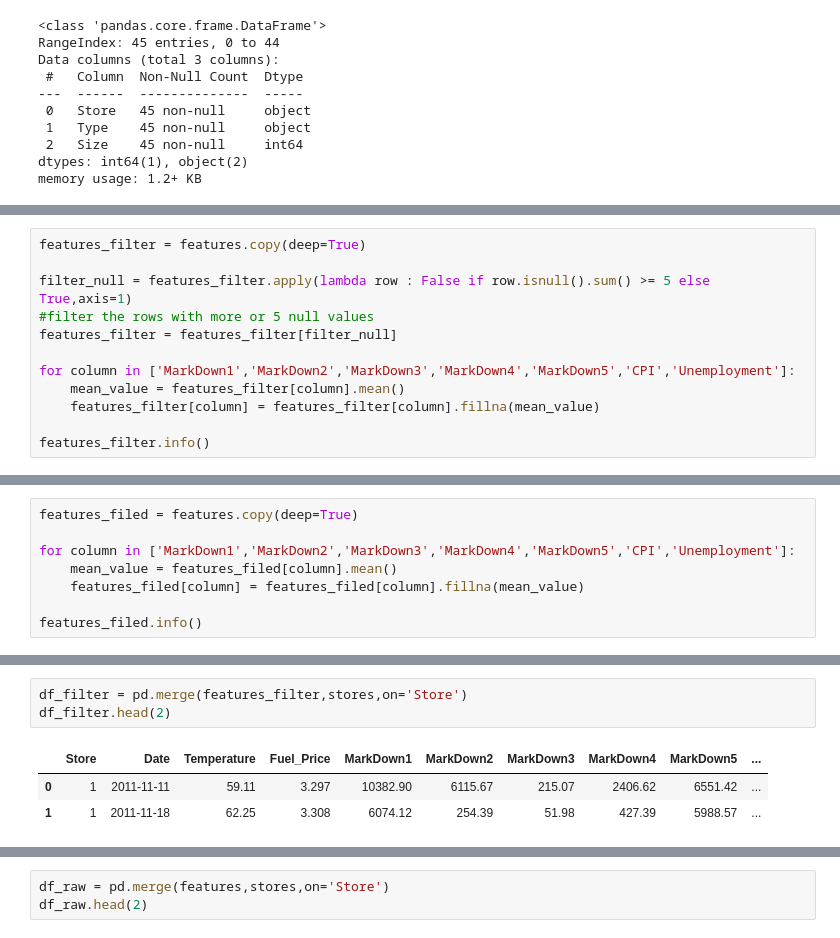
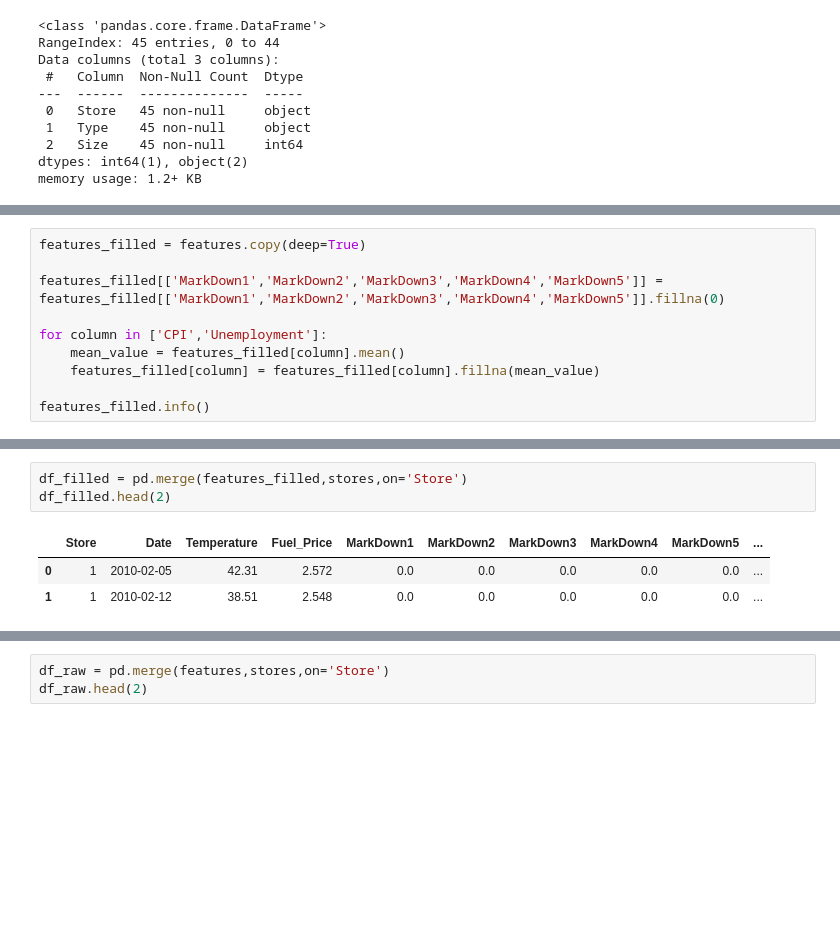
Before and after one commit to thomatrixting/Walmart_analysis, a Jupyter notebook: notebooks/0.0-thomas-data_processing.ipynb, the cells around one changed output, grey strips where cells are left out. Saved outputs shown, nothing was run; the diff lists cells and outputs as text; blank space fills up the shorter version.

Commit message:
end the code to fill the nan values and add a notebook with functions that may be use it also add pyhere to requirements

```diff
--- a/notebooks/0.0-thomas-data_processing.ipynb
+++ b/notebooks/0.0-thomas-data_processing.ipynb
@@ -76,15 +78,3 @@ Data columns (total 12 columns):
  11  IsHoliday     8190 non-null   bool
 dtypes: bool(1), datetime64[ns](1), float64(9), object(1)
 memory usage: 712.0+ KB
-# %%
-features_filter = features.copy(deep=True)
-
-filter_null = features_filter.apply(lambda row : False if row.isnull().sum() >= 5 else True,axis=1)
-#filter the rows with more or 5 null values
-features_filter = features_filter[filter_null]
-
-for column in ['MarkDown1','MarkDown2','MarkDown3','MarkDown4','MarkDown5','CPI','Unemployment']:
-    mean_value = features_filter[column].mean()
-    features_filter[column] = features_filter[column].fillna(mean_value)
-
-features_filter.info()
@@ -111,11 +81,13 @@ memory usage: 381.0+ KB
 # %%
-features_filed = features.copy(deep=True)
+features_filled = features.copy(deep=True)
 
-for column in ['MarkDown1','MarkDown2','MarkDown3','MarkDown4','MarkDown5','CPI','Unemployment']:
-    mean_value = features_filed[column].mean()
-    features_filed[column] = features_filed[column].fillna(mean_value)
+features_filled[['MarkDown1','MarkDown2','MarkDown3','MarkDown4','MarkDown5']] = features_filled[['MarkDown1','MarkDown2','MarkDown3','MarkDown4','MarkDown5']].fillna(0)
 
-features_filed.info()
+for column in ['CPI','Unemployment']:
+    mean_value = features_filled[column].mean()
+    features_filled[column] = features_filled[column].fillna(mean_value)
+
+features_filled.info()
 # %% [output]
 <class 'pandas.core.frame.DataFrame'>
 RangeIndex: 8190 entries, 0 to 8189
@@ -137,9 +109,9 @@ Data columns (total 12 columns):
 dtypes: bool(1), datetime64[ns](1), float64(9), object(1)
 memory usage: 712.0+ KB
 # %%
-df_filter = pd.merge(features_filter,stores,on='Store')
-df_filter.head(2)
+df_filled = pd.merge(features_filled,stores,on='Store')
+df_filled.head(2)
 # %% [output]
 |  | Store | Date | Temperature | Fuel_Price | MarkDown1 | MarkDown2 | MarkDown3 | MarkDown4 | MarkDown5 | ... |
-| 0 | 1 | 2011-11-11 | 59.11 | 3.297 | 10382.90 | 6115.67 | 215.07 | 2406.62 | 6551.42 | ... |
-| 1 | 1 | 2011-11-18 | 62.25 | 3.308 | 6074.12 | 254.39 | 51.98 | 427.39 | 5988.57 | ... |
+| 0 | 1 | 2010-02-05 | 42.31 | 2.572 | 0.0 | 0.0 | 0.0 | 0.0 | 0.0 | ... |
+| 1 | 1 | 2010-02-12 | 38.51 | 2.548 | 0.0 | 0.0 | 0.0 | 0.0 | 0.0 | ... |
```
Also changed, not shown: parts of 7 cells of this notebook, 2 other files.
